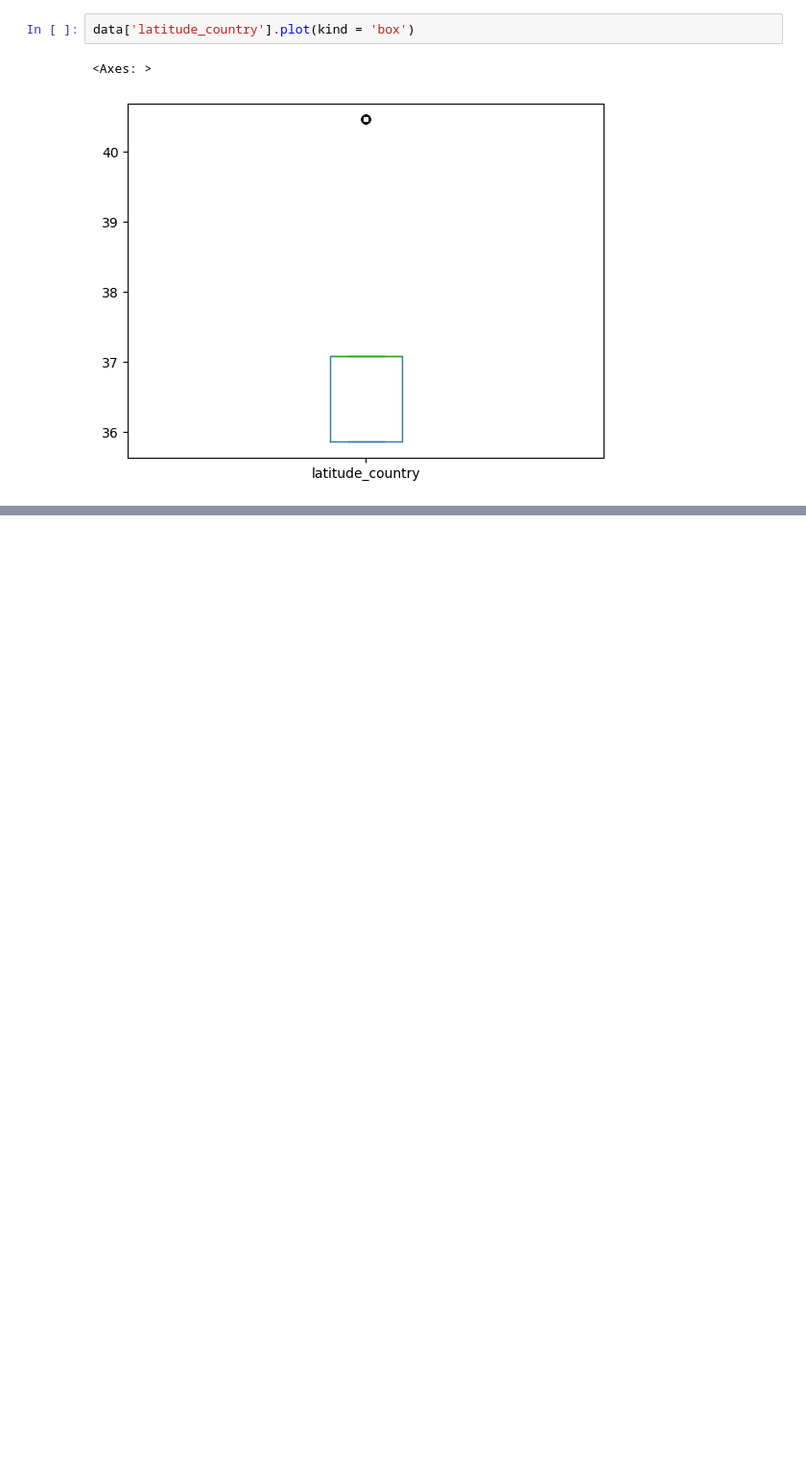
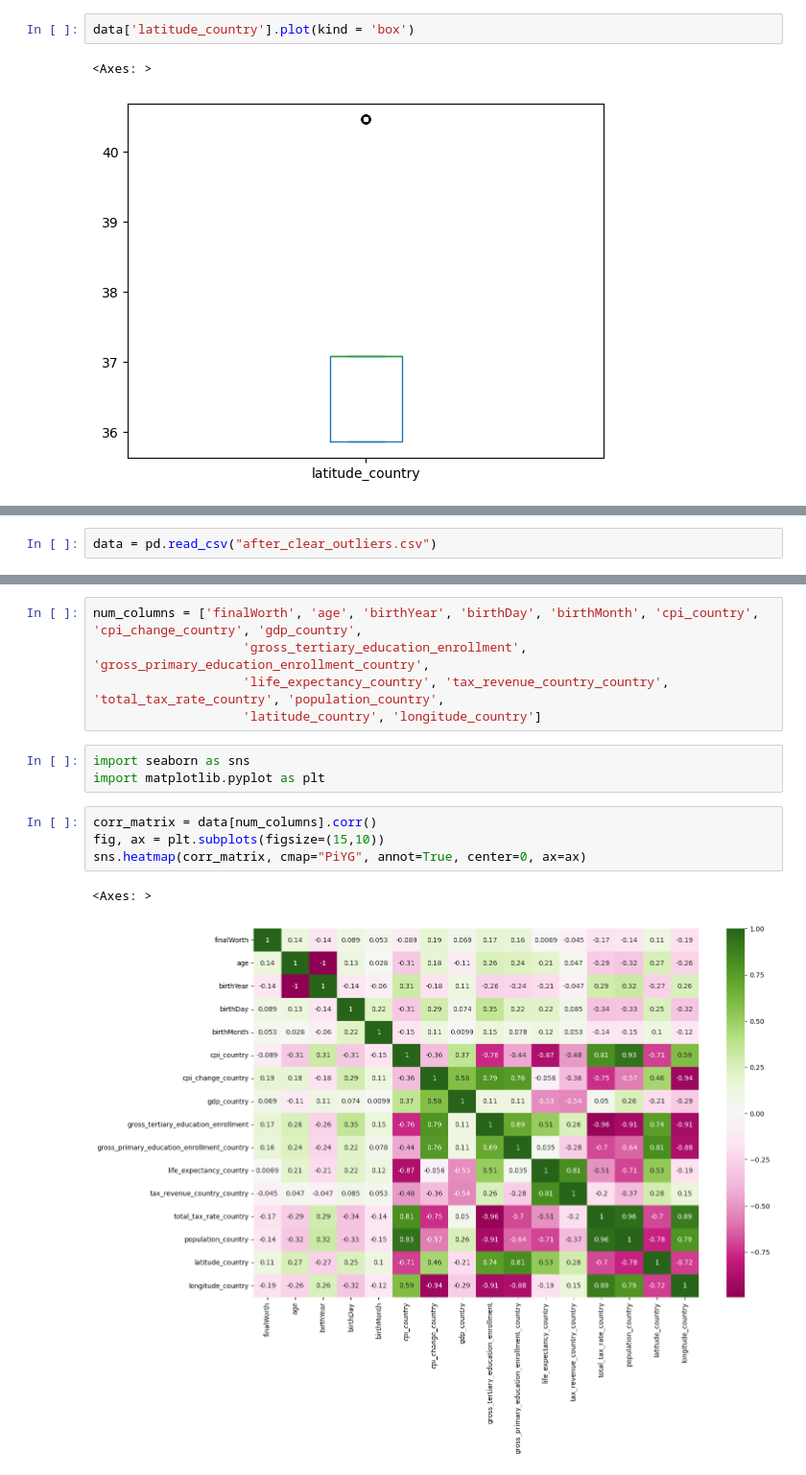
Before and after one commit to ShadowrunnerLeon/ML-Notebooks, a Jupyter notebook: billion.ipynb, the cells around one changed output, grey strips where cells are left out. Shown: that part at 96% size. Saved outputs shown, nothing was run; the diff lists cells and outputs as text; blank space fills up the shorter version.

```diff
--- a/billion.ipynb
+++ b/billion.ipynb
@@ -411,0 +412,2 @@ data.to_csv("after_clear_outliers.csv")
+# %%
+data = pd.read_csv("after_clear_outliers.csv")
@@ -411,0 +442,15 @@ data.to_csv("after_clear_outliers.csv")
+# %%
+num_columns = ['finalWorth', 'age', 'birthYear', 'birthDay', 'birthMonth', 'cpi_country', 'cpi_change_country', 'gdp_country',
+                    'gross_tertiary_education_enrollment', 'gross_primary_education_enrollment_country',
+                    'life_expectancy_country', 'tax_revenue_country_country', 'total_tax_rate_country', 'population_country',
+                    'latitude_country', 'longitude_country']
+# %%
+import seaborn as sns
+import matplotlib.pyplot as plt
+# %%
+corr_matrix = data[num_columns].corr()
+fig, ax = plt.subplots(figsize=(15,10))
+sns.heatmap(corr_matrix, cmap="PiYG", annot=True, center=0, ax=ax)
+# %% [output]
+<Axes: >
+[figure, added]
```
Also changed, not shown: parts of 10 cells of this notebook.
